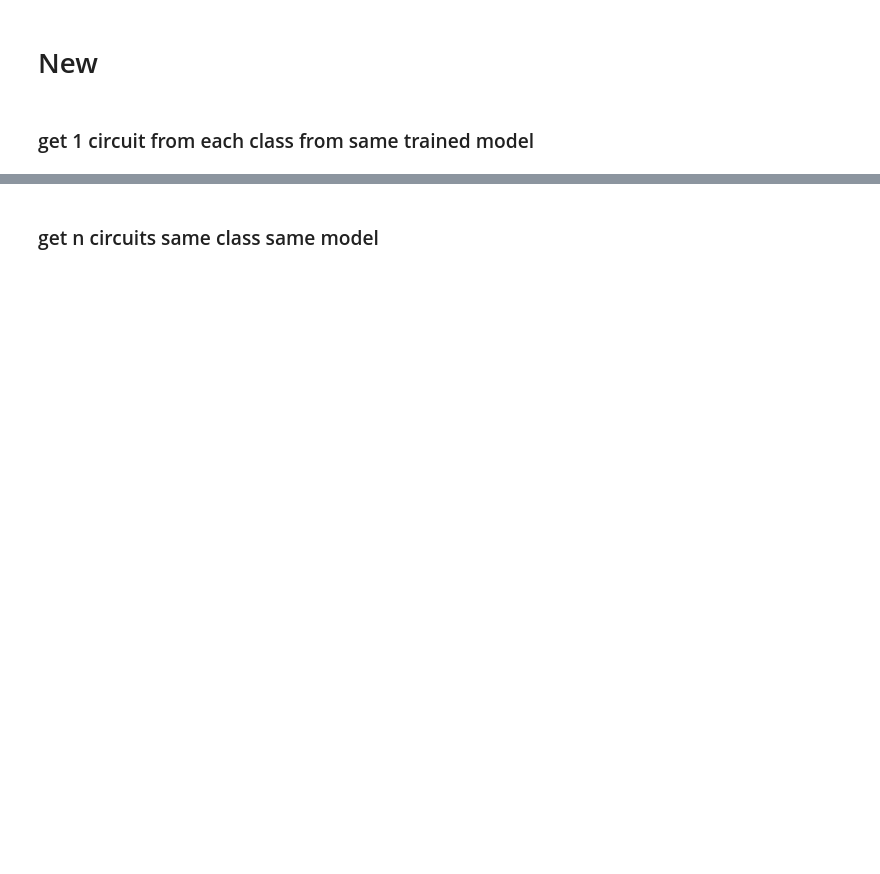
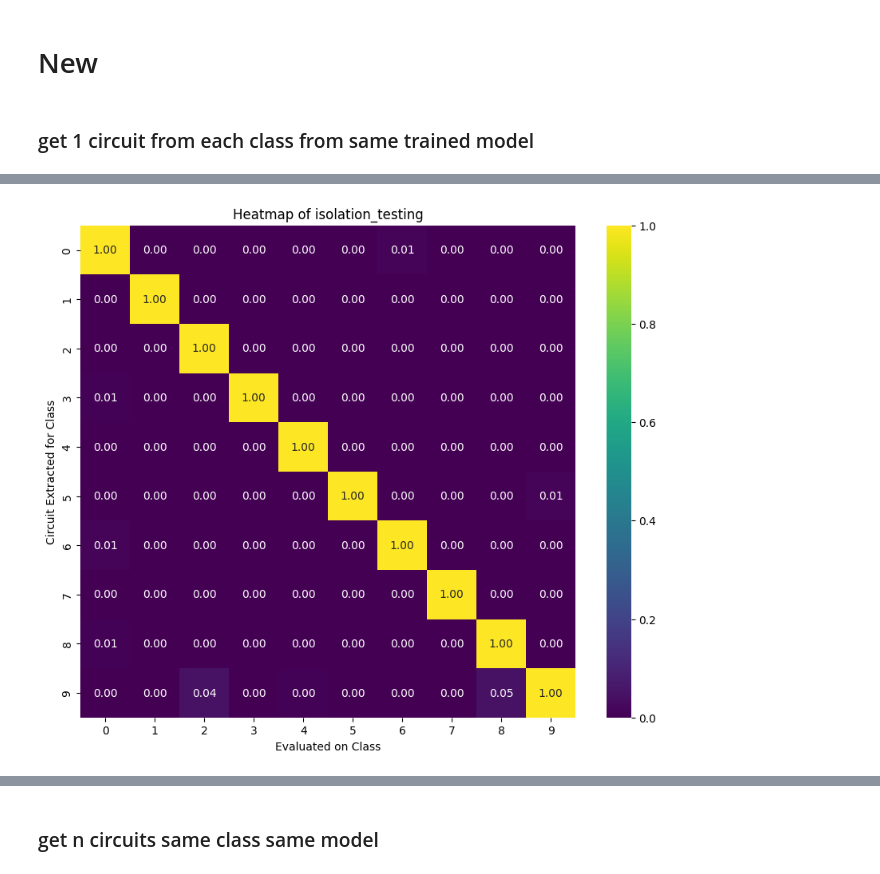
Before and after one commit to cabbage-patch69/Mechanistic-Interpretability, a Jupyter notebook: circuits-tal.ipynb, the cells around one changed output, grey strips where cells are left out. Cells and saved outputs as stored; diff of their text form; code cells hidden in the pictures; blank space fills up the shorter version.

```diff
--- a/circuits-tal.ipynb
+++ b/circuits-tal.ipynb
@@ -122,11 +1755,13 @@ dict_10_classes = get_circuit_from_classes(
 # %%
 iso_heatmap = plot_circuit_testing_heatmap(
     circuits_dict=dict_10_classes,
     test_func=isolation_testing,
-    dataloader=trainloader,
+    dataloader=testloader,
     dev=device
 )
 plt.show()
+# %% [output]
+[figure, added]
 # %%
 nec_heatmap = plot_circuit_testing_heatmap(
     circuits_dict=dict_10_classes,
```
Also changed, not shown: parts of 37 cells of this notebook.
